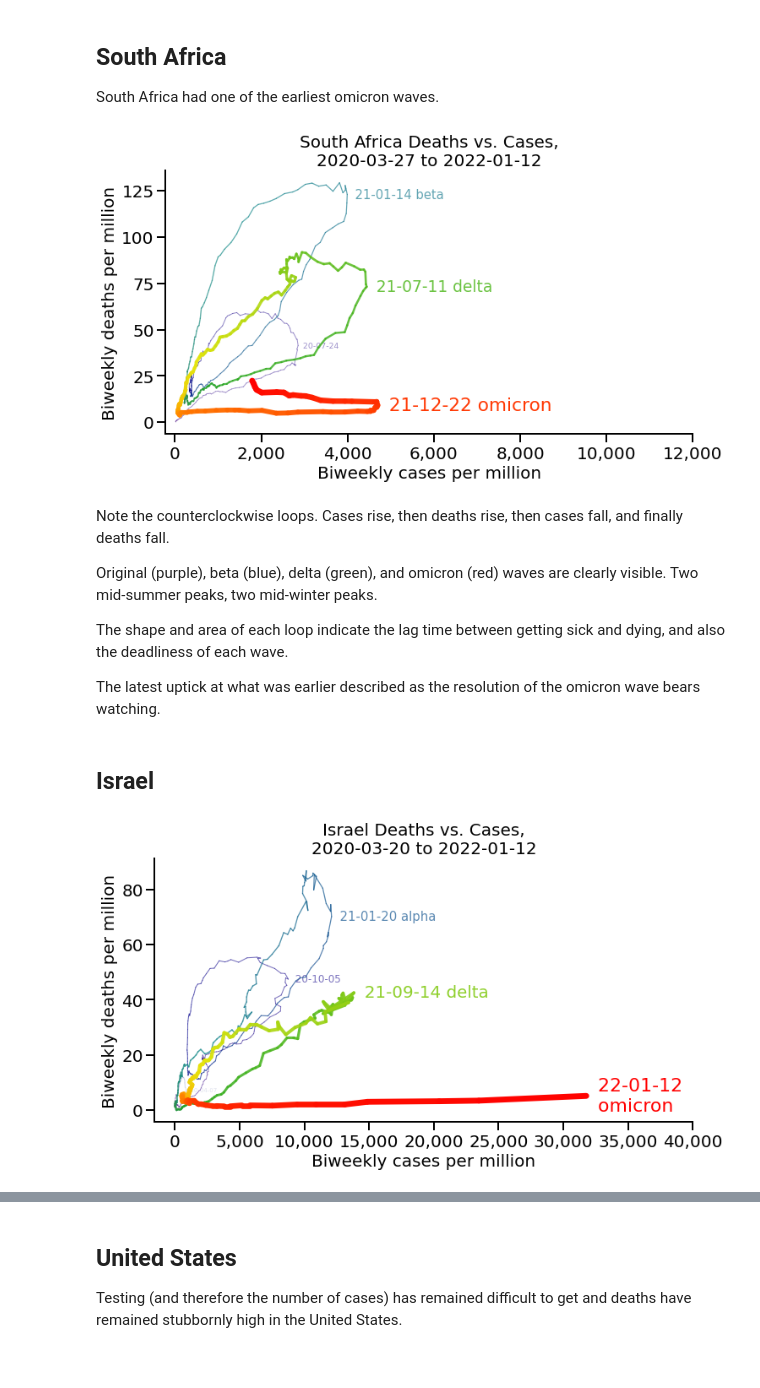
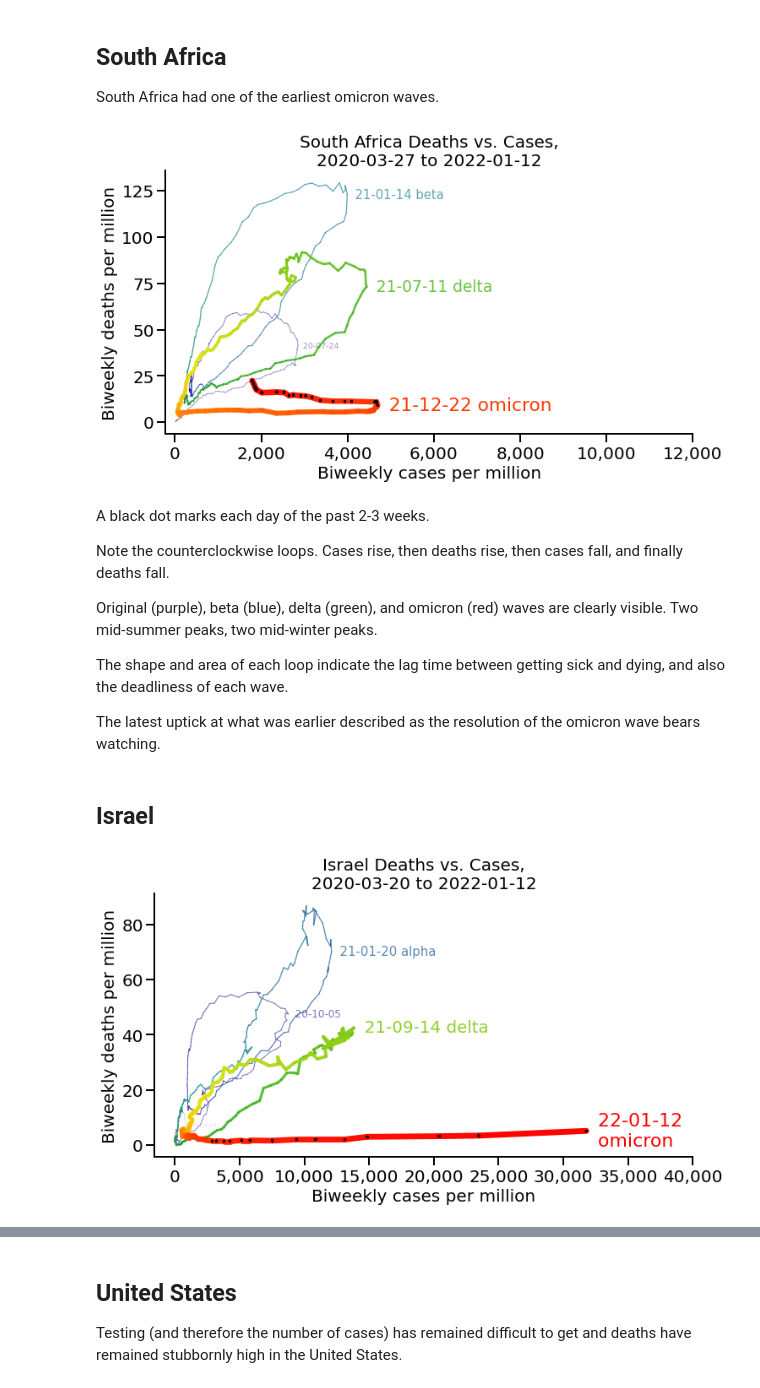
Before and after one commit to rarnaout/Covidcycles, a Jupyter notebook: covid_deaths_vs_cases.ipynb, the cells around one changed output, grey strips where cells are left out. Saved outputs shown, nothing was run; the diff lists cells and outputs as text; code cells hidden in the pictures.

```diff
--- a/covid_deaths_vs_cases.ipynb
+++ b/covid_deaths_vs_cases.ipynb
@@ -37,6 +37,7 @@ def plot_deaths_vs_cases(country="United States",
                          min_width = 1, max_width = 7,
                          width_scaling = 4, alpha_scaling = 0.5, font_scaling = 0.5,
                          width_between_peaks = 15,
+                         last=14, # number of days to plot dots as days
                          fontsize=20,
                          figsize=(6,6),
                          xmax=False,
@@ -115,6 +116,9 @@ def plot_deaths_vs_cases(country="United States",
     for i in range(L-1):
         plt.plot(cases[i:i+2], deaths[i:i+2], c=colors[i], linewidth=widths[i], alpha=alphas[i],
                  solid_capstyle='round')
+    #     black dots on each day for `last` period
+        plt.scatter(cases[-last:], deaths[-last:], c="black", alpha=alphas[-last:], s=np.array(widths[-last:])/3,
+                   zorder=100)
     #     labels
     if labels == True:
         if not variants: variants = len(peaks)*["",]
@@ -198,10 +202,12 @@ Note the differences in scale from plot to plot.
 
 South Africa had one of the earliest omicron waves.
 # %%
-plot_deaths_vs_cases("South Africa", variants=["", " beta", " delta", " omicron"], figsize=(9,6), xmax=12000)
+plot_deaths_vs_cases("South Africa", variants=["", " beta", " delta", " omicron"], figsize=(9,6), xmax=12000, last=21)
 # %% [output]
-[figure, old version]
+[figure, new version]
 # %% [markdown]
+A black dot marks each day of the past 2-3 weeks.
+
 Note the counterclockwise loops. Cases rise, then deaths rise, then cases fall, and finally deaths fall.
 
 Original (purple), beta (blue), delta (green), and omicron (red) waves are clearly visible. Two mid-summer peaks, two mid-winter peaks.
@@ -214,5 +220,5 @@ The latest uptick at what was earlier described as the resolution of the omicron
 # %%
 plot_deaths_vs_cases("Israel", variants=["", "", " alpha", " delta", "omicron"], figsize=(9,6), xmax=40000)
 # %% [output]
-[figure, old version]
+[figure, new version]
 # %% [markdown]
```
Also changed, not shown: parts of 30 cells of this notebook, 19 other files.
